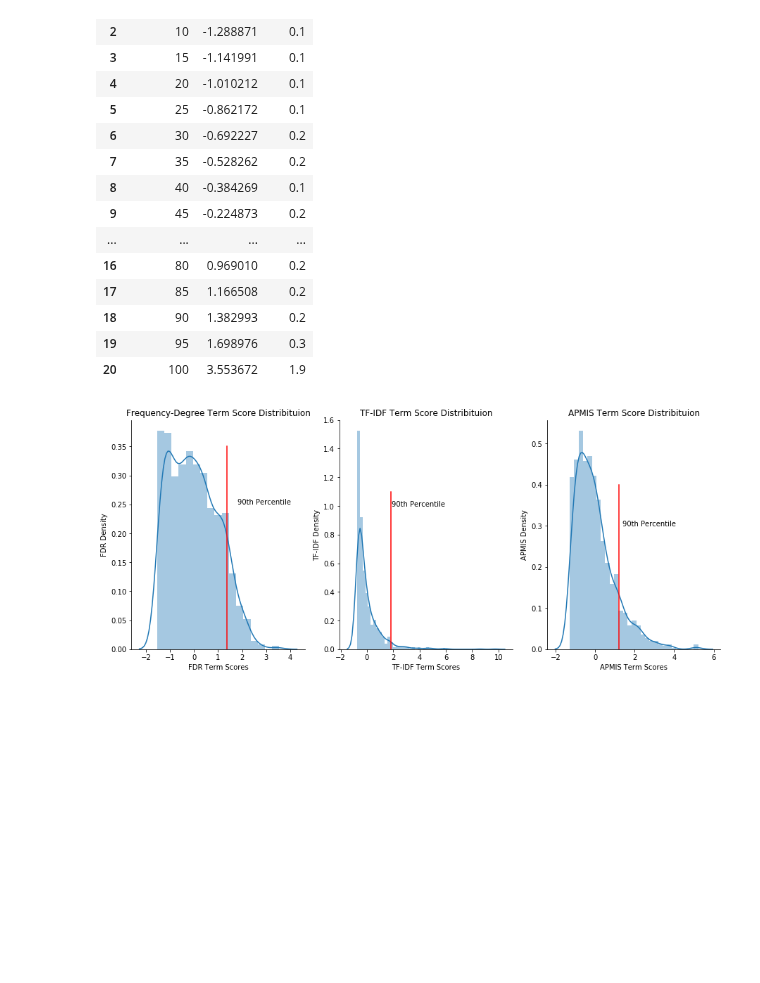
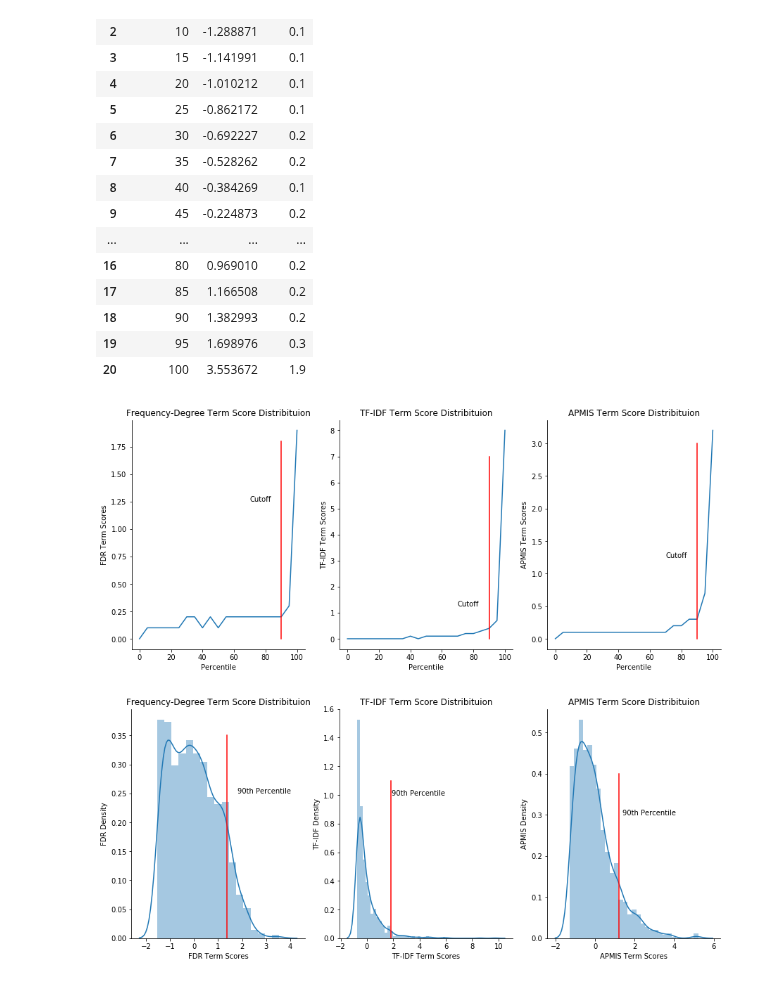
Before and after one commit to eneyi/CyberLexicon, a Jupyter notebook: EvaluatingCyberLexicon/DataAnalysis/EvaluatingTheLexicon.ipynb, the cells around one changed output. Cells and saved outputs as stored; diff of their text form; code cells hidden in the pictures; blank space fills up the shorter version.

```diff
--- a/EvaluatingCyberLexicon/DataAnalysis/EvaluatingTheLexicon.ipynb
+++ b/EvaluatingCyberLexicon/DataAnalysis/EvaluatingTheLexicon.ipynb
@@ -227,3 +228,38 @@ fdrtp
 | 18 | 90 | 1.382993 | 0.2 |
 | 19 | 95 | 1.698976 | 0.3 |
 | 20 | 100 | 3.553672 | 1.9 |
+# %%
+f, axes = plt.subplots(1,3,figsize=(15,6))
+
+ax1 = sns.lineplot(fdrtp.percentile,fdrtp.diffed, ax=axes[0])
+ax1.set_title("Frequency-Degree Term Score Distribituion")
+ax1.set_ylabel("FDR Term Scores")
+ax1.set_xlabel("Percentile")
+ax1.spines['top'].set_visible(False)
+ax1.spines['right'].set_visible(False)
+ax1.plot([90,90],[0,1.8], color='red')
+ax1.text(70,1.25,"Cutoff")
+
+
+ax2 = sns.lineplot(tftp.percentile,tftp.diffed, ax=axes[1])
+ax2.set_title("TF-IDF Term Score Distribituion")
+ax2.set_ylabel("TF-IDF Term Scores")
+ax2.set_xlabel("Percentile")
+ax2.spines['top'].set_visible(False)
+ax2.spines['right'].set_visible(False)
+ax2.plot([90,90],[0,7], color='red')
+ax2.text(70,1.25,"Cutoff")
+
+
+ax3= sns.lineplot(aptp.percentile,aptp.diffed, ax=axes[2])
+ax3.set_title("APMIS Term Score Distribituion")
+ax3.set_ylabel("APMIS Term Scores")
+ax3.set_xlabel("Percentile")
+ax3.spines['top'].set_visible(False)
+ax3.spines['right'].set_visible(False)
+ax3.plot([90,90],[0,3], color='red')
+ax3.text(70,1.25,"Cutoff")
+
+plt.savefig('percentileCutoff.png')
+# %% [output]
+[figure, added]
```
Also changed, not shown: parts of 14 cells of this notebook, 2 other files.
